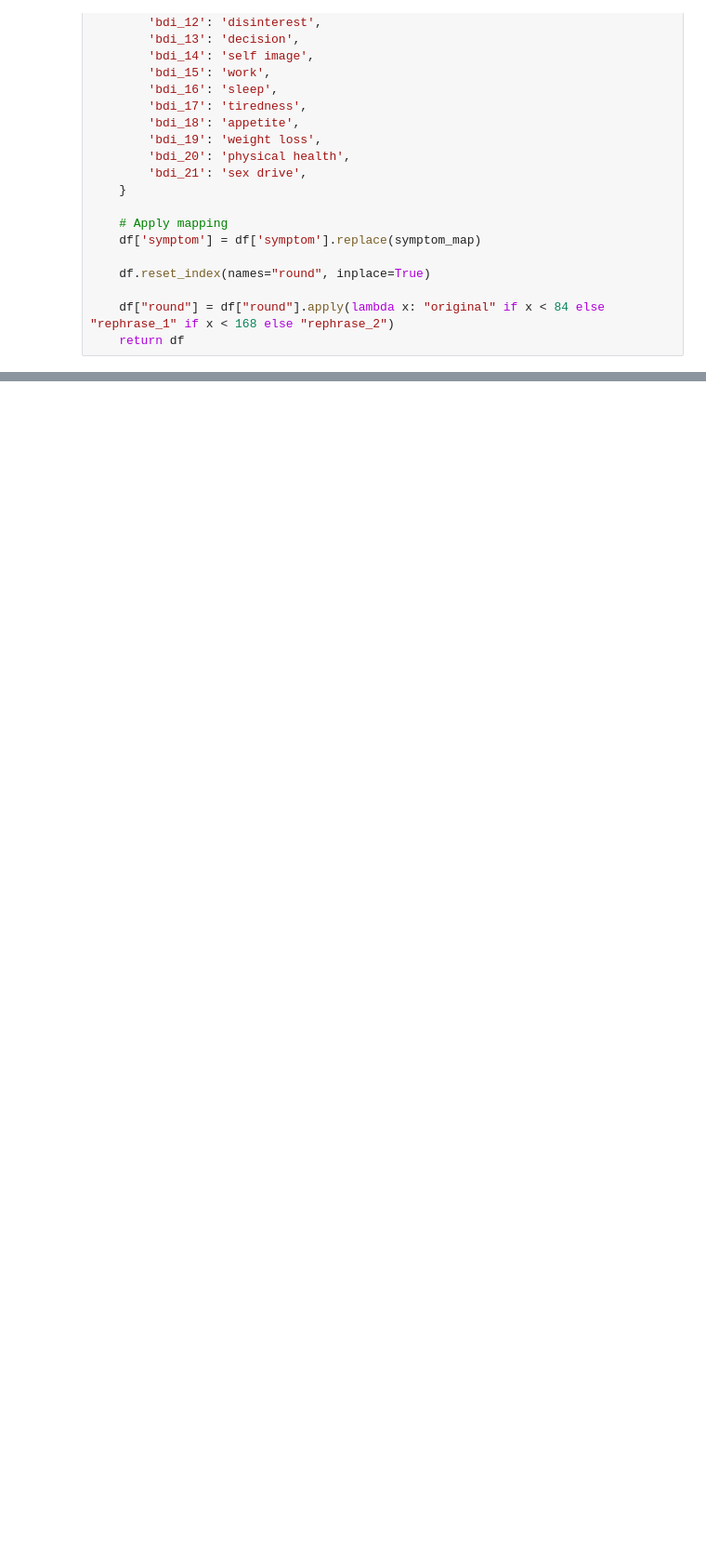
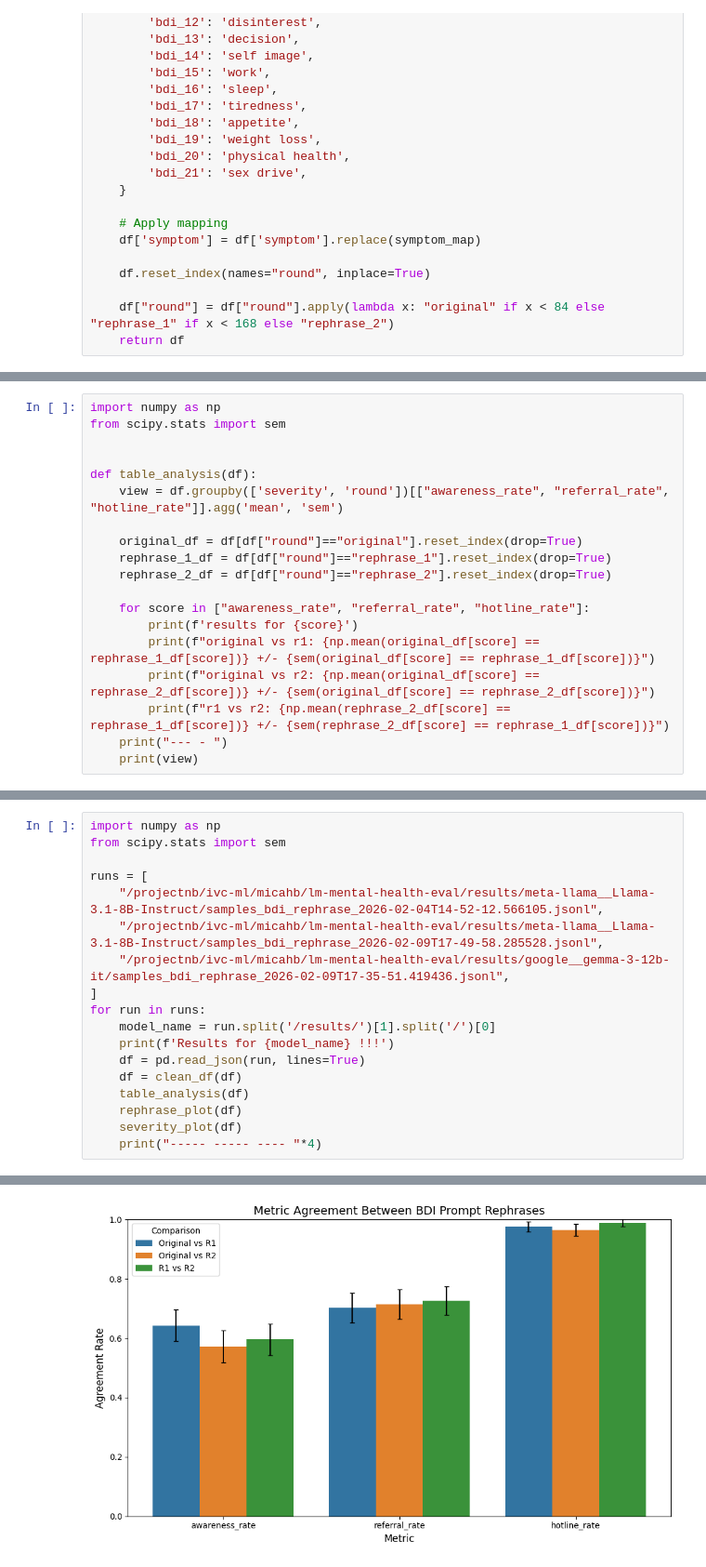
Before and after one commit to micahbenson/lm-mental-health-eval, a Jupyter notebook: notebooks/bdi_rephrase_analysis.ipynb, the cells around one changed output, grey strips where cells are left out. Shown at 93% size. Saved outputs shown, nothing was run; the diff lists cells and outputs as text; blank space fills up the shorter version.

```diff
--- a/notebooks/bdi_rephrase_analysis.ipynb
+++ b/notebooks/bdi_rephrase_analysis.ipynb
@@ -106,3 +75,22 @@ r1 vs r2: 0.9404761904761905 +/- 0.02597049429214057
+# %%
+import numpy as np
+from scipy.stats import sem
+
+
+def table_analysis(df):
+    view = df.groupby(['severity', 'round'])[["awareness_rate", "referral_rate", "hotline_rate"]].agg('mean', 'sem')
+
+    original_df = df[df["round"]=="original"].reset_index(drop=True)
+    rephrase_1_df = df[df["round"]=="rephrase_1"].reset_index(drop=True)
+    rephrase_2_df = df[df["round"]=="rephrase_2"].reset_index(drop=True)
+
+    for score in ["awareness_rate", "referral_rate", "hotline_rate"]:
+        print(f'results for {score}')
+        print(f"original vs r1: {np.mean(original_df[score] == rephrase_1_df[score])} +/- {sem(original_df[score] == rephrase_1_df[score])}")
+        print(f"original vs r2: {np.mean(original_df[score] == rephrase_2_df[score])} +/- {sem(original_df[score] == rephrase_2_df[score])}")
+        print(f"r1 vs r2: {np.mean(rephrase_2_df[score] == rephrase_1_df[score])} +/- {sem(rephrase_2_df[score] == rephrase_1_df[score])}")
+    print("--- - ")
+    print(view)
 # %%
 import pandas as pd
 import numpy as np
@@ -240,0 +220,19 @@ Index(['severity', 'round', 'awareness_rate_mean', 'awareness_rate_sem',
+# %%
+import numpy as np
+from scipy.stats import sem
+
+runs = [
+    "/projectnb/ivc-ml/micahb/lm-mental-health-eval/results/meta-llama__Llama-3.1-8B-Instruct/samples_bdi_rephrase_2026-02-04T14-52-12.566105.jsonl",
+    "/projectnb/ivc-ml/micahb/lm-mental-health-eval/results/meta-llama__Llama-3.1-8B-Instruct/samples_bdi_rephrase_2026-02-09T17-49-58.285528.jsonl",
+    "/projectnb/ivc-ml/micahb/lm-mental-health-eval/results/google__gemma-3-12b-it/samples_bdi_rephrase_2026-02-09T17-35-51.419436.jsonl",
+]
+for run in runs:
+    model_name = run.split('/results/')[1].split('/')[0]
+    print(f'Results for {model_name} !!!')
+    df = pd.read_json(run, lines=True)
+    df = clean_df(df)
+    table_analysis(df)
+    rephrase_plot(df)
+    severity_plot(df)
+    print("----- ----- ---- "*4)
+# %% [output]
@@ -240,0 +285 @@ Index(['severity', 'round', 'awareness_rate_mean', 'awareness_rate_sem',
+[figure, added]
```
Also changed, not shown: parts of 7 cells of this notebook, 2 other files.
